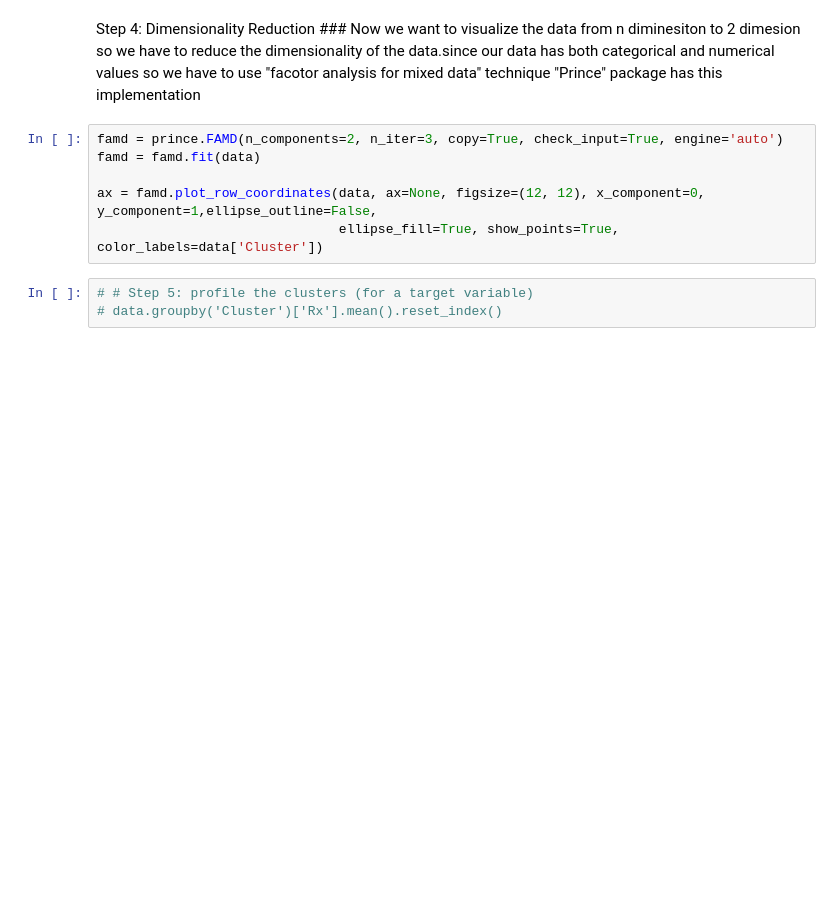
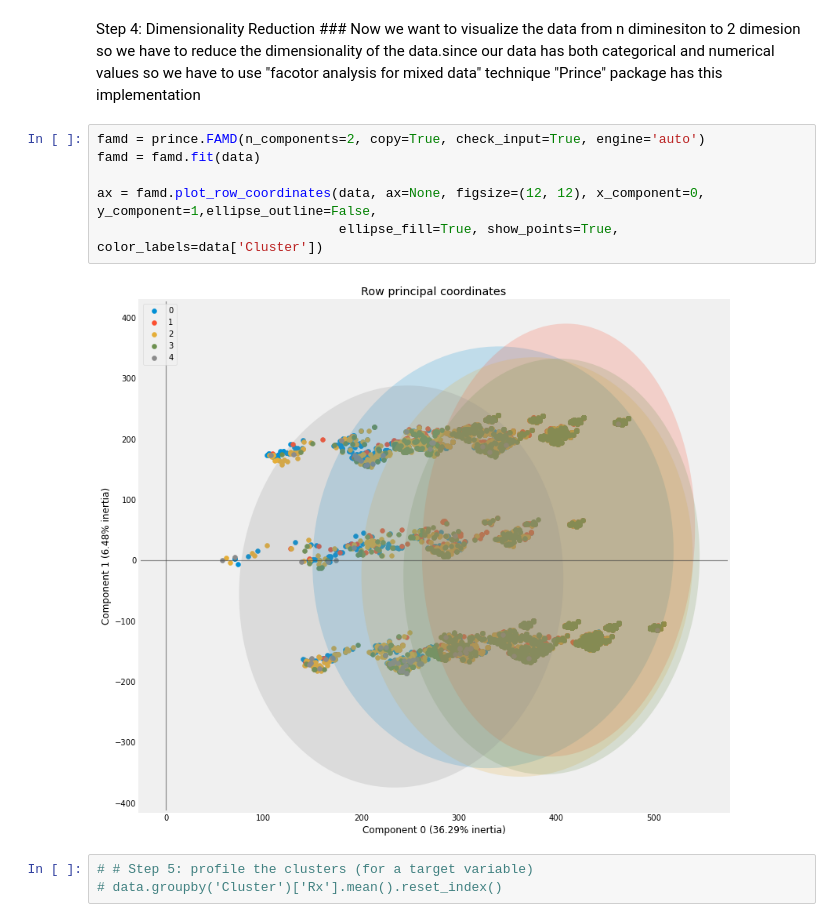
Before and after one commit to hanessteven/Hanes_Projects, a Jupyter notebook: FIFA_Unsupervised/Unsupervised.ipynb, the cells around one changed output. Drawn from its saved outputs; the diff is of its cells as text; blank space fills up the shorter version.

```diff
--- a/FIFA_Unsupervised/Unsupervised.ipynb
+++ b/FIFA_Unsupervised/Unsupervised.ipynb
@@ -192,11 +215,13 @@ Now we want to visualize the data from n diminesiton to 2 dimesion so we have to
 data.since our data has both categorical and numerical values so we have to use "facotor analysis for mixed data" technique
 "Prince" package has this implementation
 # %%
-famd = prince.FAMD(n_components=2, n_iter=3, copy=True, check_input=True, engine='auto')
+famd = prince.FAMD(n_components=2, copy=True, check_input=True, engine='auto')
 famd = famd.fit(data)
 
 ax = famd.plot_row_coordinates(data, ax=None, figsize=(12, 12), x_component=0, y_component=1,ellipse_outline=False,
                                ellipse_fill=True, show_points=True, color_labels=data['Cluster'])
+# %% [output]
+[figure, added]
 # %%
 # # Step 5: profile the clusters (for a target variable)
 # data.groupby('Cluster')['Rx'].mean().reset_index()
```
Also changed, not shown: parts of 12 cells of this notebook, 1 other file.
